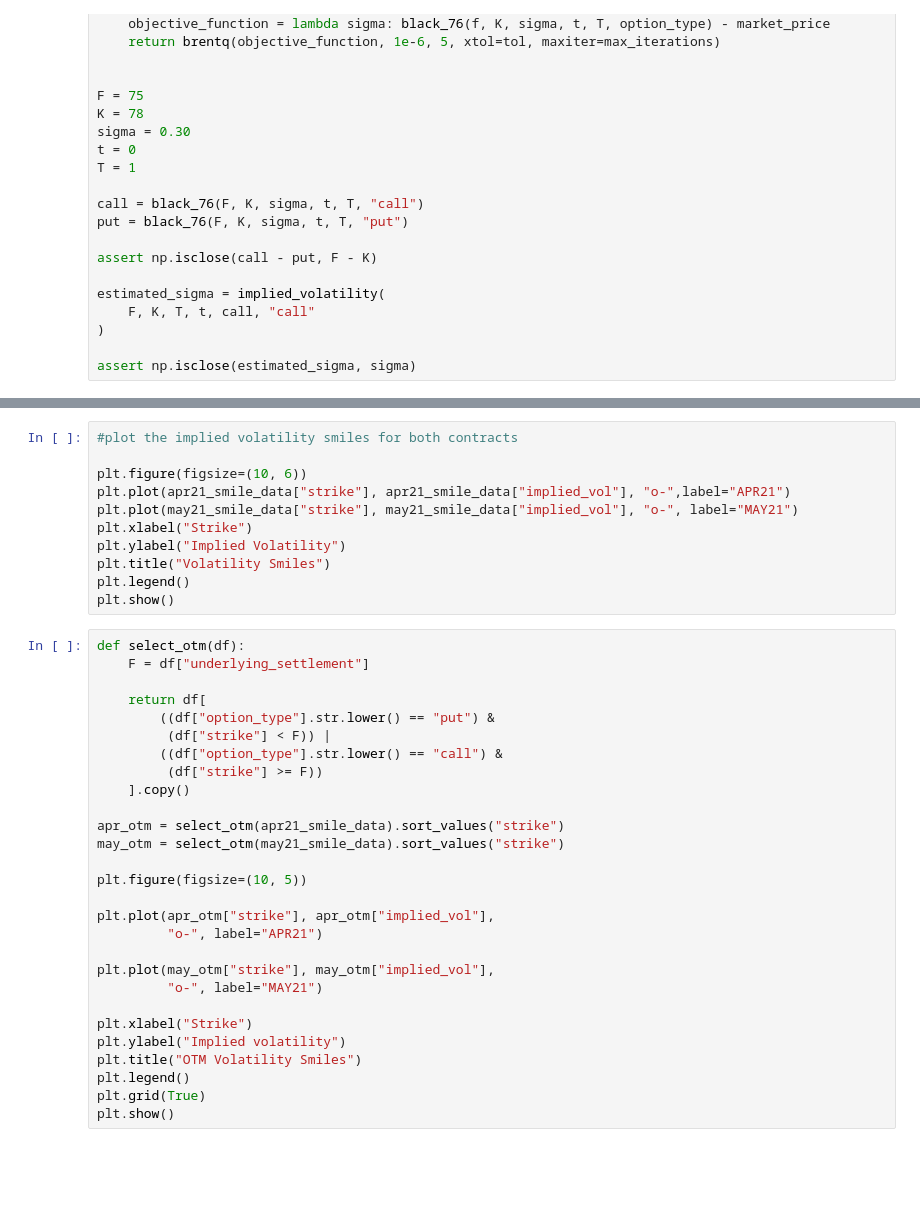
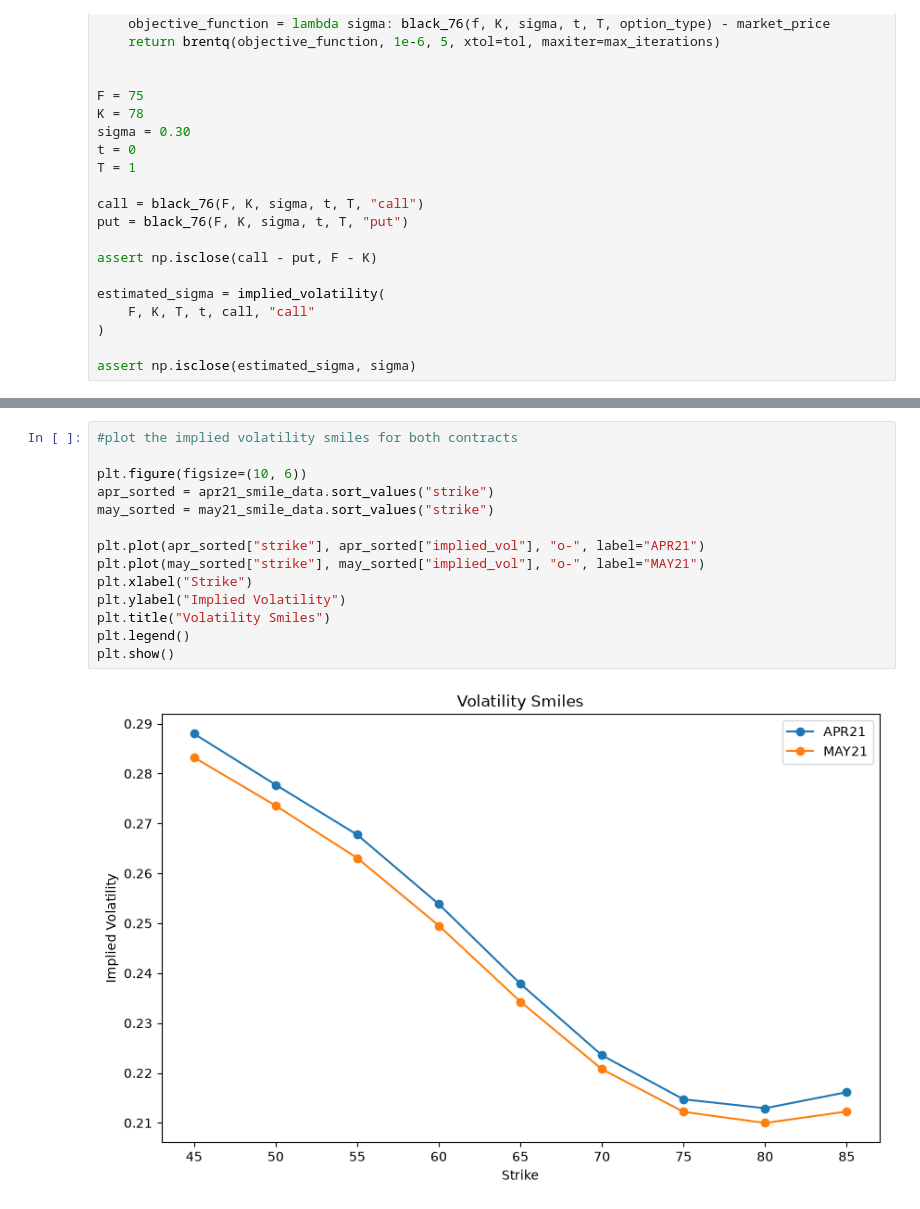
Before and after one commit to ludvigvl/HedgingCompetition, a Jupyter notebook: hedgingLabLudvig.ipynb, the cells around one changed output, grey strips where cells are left out. Saved outputs shown, nothing was run; the diff lists cells and outputs as text; blank space fills up the shorter version.

```diff
--- a/hedgingLabLudvig.ipynb
+++ b/hedgingLabLudvig.ipynb
@@ -341,42 +531,19 @@ print(
 # %%
 #plot the implied volatility smiles for both contracts
 
 plt.figure(figsize=(10, 6))
-plt.plot(apr21_smile_data["strike"], apr21_smile_data["implied_vol"], "o-",label="APR21")
-plt.plot(may21_smile_data["strike"], may21_smile_data["implied_vol"], "o-", label="MAY21")
+apr_sorted = apr21_smile_data.sort_values("strike")
+may_sorted = may21_smile_data.sort_values("strike")
+
+plt.plot(apr_sorted["strike"], apr_sorted["implied_vol"], "o-", label="APR21")
+plt.plot(may_sorted["strike"], may_sorted["implied_vol"], "o-", label="MAY21")
 plt.xlabel("Strike")
 plt.ylabel("Implied Volatility")
 plt.title("Volatility Smiles")
 plt.legend()
 plt.show()
+# %% [output]
+[figure, added]
-# %%
-def select_otm(df):
-    F = df["underlying_settlement"]
-
-    return df[
-        ((df["option_type"].str.lower() == "put") &
-         (df["strike"] < F)) |
-        ((df["option_type"].str.lower() == "call") &
-         (df["strike"] >= F))
-    ].copy()
-
-apr_otm = select_otm(apr21_smile_data).sort_values("strike")
-may_otm = select_otm(may21_smile_data).sort_values("strike")
-
-plt.figure(figsize=(10, 5))
-
-plt.plot(apr_otm["strike"], apr_otm["implied_vol"],
-         "o-", label="APR21")
-
-plt.plot(may_otm["strike"], may_otm["implied_vol"],
-         "o-", label="MAY21")
-
-plt.xlabel("Strike")
-plt.ylabel("Implied volatility")
-plt.title("OTM Volatility Smiles")
-plt.legend()
-plt.grid(True)
-plt.show()
 # %%
 from scipy.interpolate import PchipInterpolator
 
```
Also changed, not shown: parts of 24 cells of this notebook.
